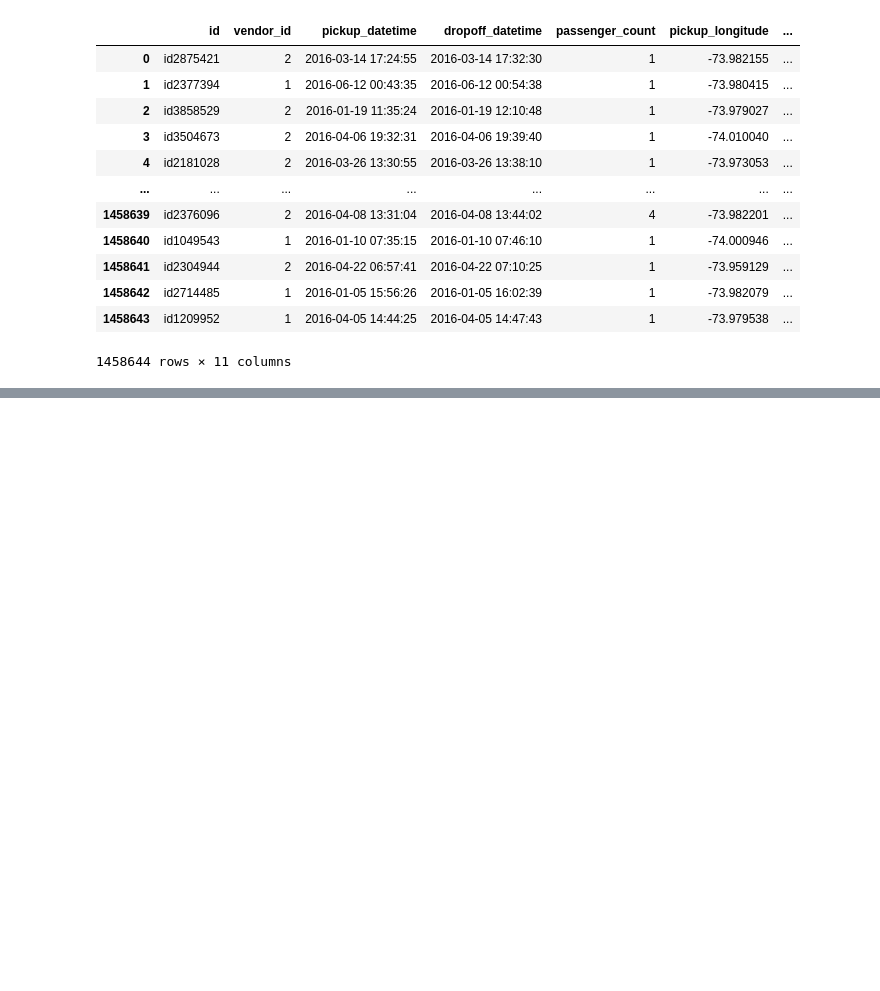
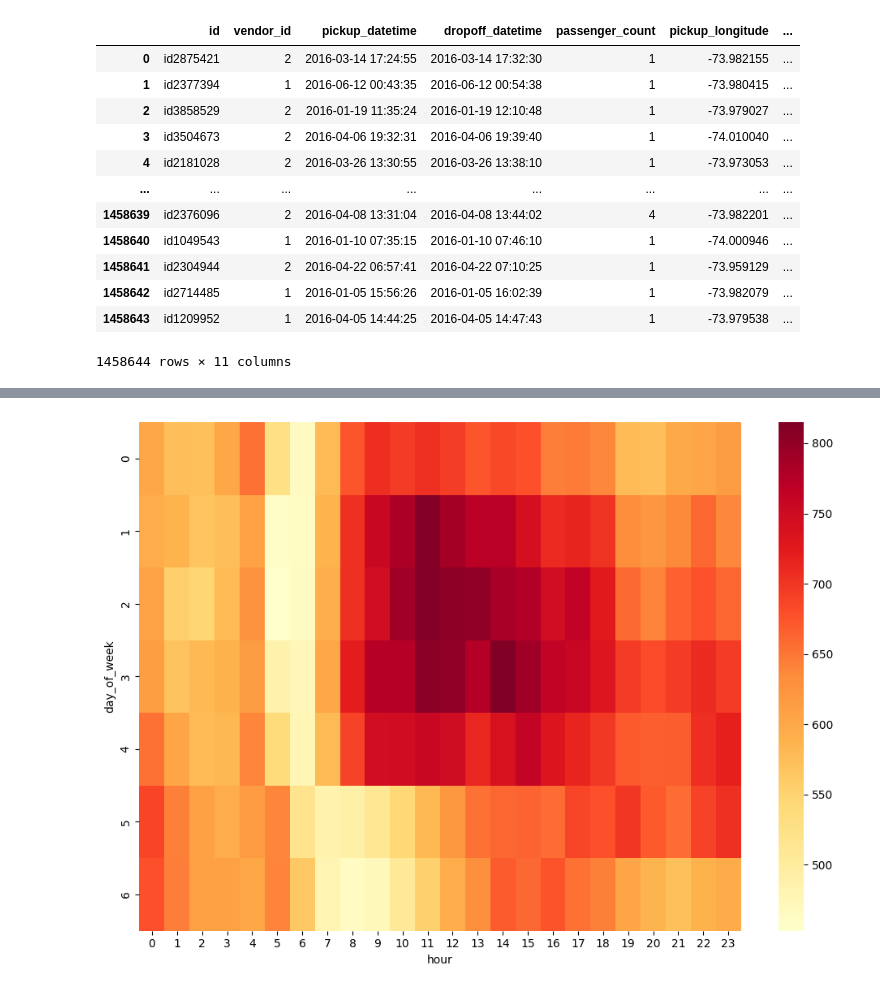
Before and after one commit to Handras18/NYC-Taxi-Trip-Duration, a Jupyter notebook: 01_eda.ipynb, the cells around one changed output, grey strips where cells are left out. Saved outputs shown, nothing was run; the diff lists cells and outputs as text; code cells hidden in the pictures; blank space fills up the shorter version.

```diff
--- a/01_eda.ipynb
+++ b/01_eda.ipynb
@@ -24,0 +236,9 @@ df
+# %%
+heatmap_data=df.groupby(['day_of_week','hour'])['trip_duration'].median().unstack()
+# %%
+plt.figure(figsize=(10,7))
+sns.heatmap(data=heatmap_data,cmap='YlOrRd')
+plt.tight_layout()
+plt.show()
+# %% [output]
+[figure, added]
```
Also changed, not shown: parts of 41 cells of this notebook.
